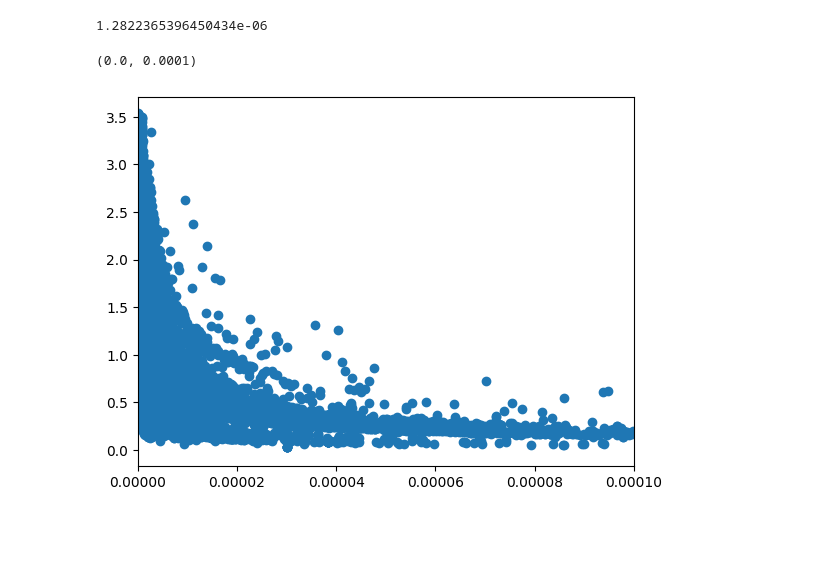
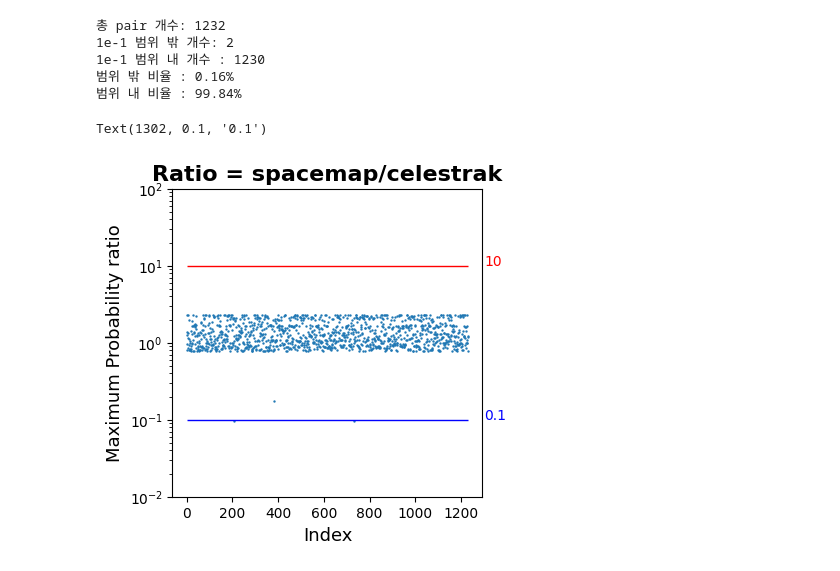
Before and after one commit to ski-sim/collision-probability, a Jupyter notebook: maximum_collision_probability/main_code/Velocity_HBR.ipynb, the cells around one changed output. Saved outputs shown, nothing was run; the diff lists cells and outputs as text; code cells hidden in the pictures; blank space fills up the shorter version.

```diff
--- a/maximum_collision_probability/main_code/Velocity_HBR.ipynb
+++ b/maximum_collision_probability/main_code/Velocity_HBR.ipynb
@@ -554,23 +237,3 @@ HBRType = 'squareEquArea'
 # %%
 def exponential_model2(x, a, b, c):
     return a * np.exp(b*x) + c
-# %%
-file_celestrak = 'C:/Users/VDRC/Desktop/파이썬폴더/spacemap_prj/objects/spacetrack_24d0800h.txt'
-# file_celestrak = 'C:/Users/kuils/Desktop/프로그래밍/TLE/MYTLE/spacemap_prj/objects/spacetrack_24d0800h.txt'
-
-with open(file_celestrak) as f:
-    lines = f.read().splitlines()
-extracted_data = [lines]
-flattened_data = [item for sublist in extracted_data for item in sublist]
-filtered_data = [item for item in flattened_data if item.strip() != '']
-
-result = {}
-key = None
-for i, item in enumerate(filtered_data):
-    if i % 3 == 1:
-        key = item.strip()[2:7]
-
-        result[key] = {
-            "1": filtered_data[i],
-            "2": filtered_data[i + 1]
-        }
@@ -851,17 +240,36 @@ Text(1230, 0.7732184211055051, '0.7732')
-# %%
-# 7085	1.605	0.002	0.001757661	0.001731261	1.32E-06	1.28E-06	1.030816479
-ar =3
-Range=1.605
-sd_max=Range/sqrt(2)
-hbr = 0.00173
-prob_Alfano_6 = exp(-Range**2/(2*sd_max**2))*(1-exp(-AR*hbr**2/(2*sd_max**2)))
-prob_Alfano_6
-# %% [output]
-1.2822365396450434e-06
-# %%
-Celestrak_data = pd.read_csv('C:/Users/VDRC/Desktop/파이썬폴더/spacemap_prj/celesresult/sort-minRange_24d13h.csv')
-plt.scatter(Celestrak_data['MAX_PROB'],Celestrak_data['DILUTION'])
-plt.xlim(0,0.0001)
-# %% [output]
-(0.0, 0.0001)
-[figure, removed]
+# %%
+data_before_fitting = pd.read_csv('../conjunction_assesement_result/Spacemap_CA_Result(Variable_HBR)/Spacemap_CA_09m24d13h_Unknown_HBR.csv')
+data_before_fitting = data_before_fitting[data_before_fitting['OBJECT_CLASS_1']=='Unknown']
+
+data_before_fitting = data_before_fitting [(data_before_fitting['OBJECT_CLASS_1']=='Unknown') & ((data_before_fitting['OBJECT_CLASS_2']=='Rocket Mission Related Object')
+        | (data_before_fitting['OBJECT_CLASS_2']=='Rocket Debris') | (data_before_fitting['OBJECT_CLASS_2']=='Other Debris')
+        | (data_before_fitting['OBJECT_CLASS_2']=='Payload Debris')| (data_before_fitting['OBJECT_CLASS_2']=='Rocket Fragmentation Debris')
+        | (data_before_fitting['OBJECT_CLASS_2']=='Payload Fragmentation Debris') | (data_before_fitting['OBJECT_CLASS_2']=='Payload Mission Related Object'))]
+
+data_in_confidence_interval  = [value for value in data_before_fitting['ERROR(RATIO)'] if value >= 0.1 and value <= 10 ]
+
+print("총 pair 개수:", len(data_before_fitting))
+print("1e-1 범위 밖 개수:", len(data_before_fitting['ERROR(RATIO)'])- len(data_in_confidence_interval))
+print('1e-1 범위 내 개수 :',len(data_in_confidence_interval))
+print(f"범위 밖 비율 : {round((len(data_before_fitting['ERROR(RATIO)'])- len(data_in_confidence_interval))*100/len(data_before_fitting['ERROR(RATIO)']),2)}%")
+print(f"범위 내 비율 : {round(len(data_in_confidence_interval)*100/len(data_before_fitting['ERROR(RATIO)']),2)}%")
+
+plt.figure(figsize=(4,4))
+plt.scatter(np.arange(len(data_before_fitting['ERROR(RATIO)'])),data_before_fitting['ERROR(RATIO)'],s=0.5)
+plt.title('Ratio = spacemap/celestrak', fontsize=16, fontweight='bold')
+plt.xlabel(xlabel="Index",fontsize=13)
+plt.ylabel(ylabel="Maximum Probability ratio",fontsize=13)
+plt.ylim(0.01,100)
+plt.yscale('log')
+plt.hlines(10, 0, len(data_before_fitting), color='red', linestyle='solid', linewidth=1)
+plt.hlines(0.1, 0, len(data_before_fitting), color='b', linestyle='solid', linewidth=1)
+plt.text(len(data_before_fitting['ERROR(RATIO)'])+70, 10, f'{10}', fontsize=10, color='red')
+plt.text(len(data_before_fitting['ERROR(RATIO)'])+70, 0.1, f'{0.1}', fontsize=10, color='b')
+# %% [output]
+총 pair 개수: 1232
+1e-1 범위 밖 개수: 2
+1e-1 범위 내 개수 : 1230
+범위 밖 비율 : 0.16%
+범위 내 비율 : 99.84%
+Text(1302, 0.1, '0.1')
+[figure, added]
```
Also changed, not shown: parts of 46 cells of this notebook, 16 other files.
